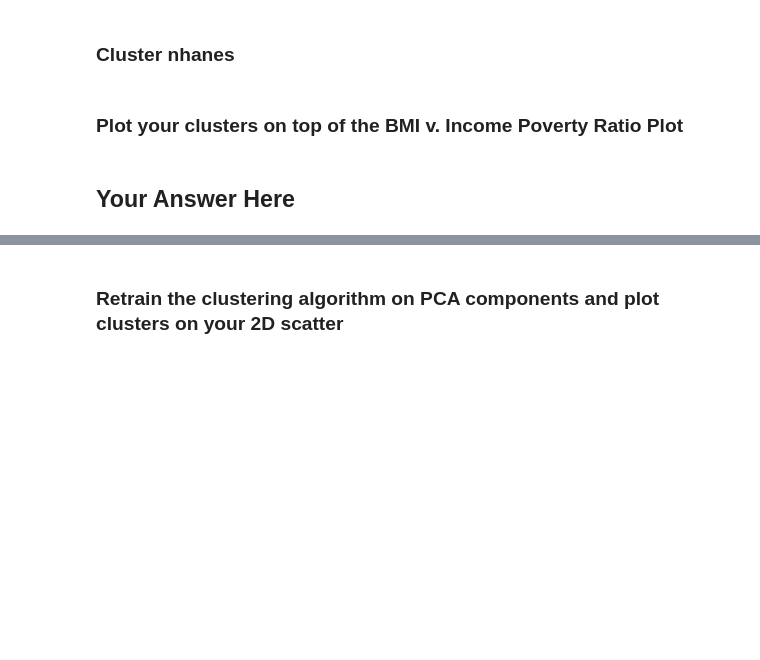
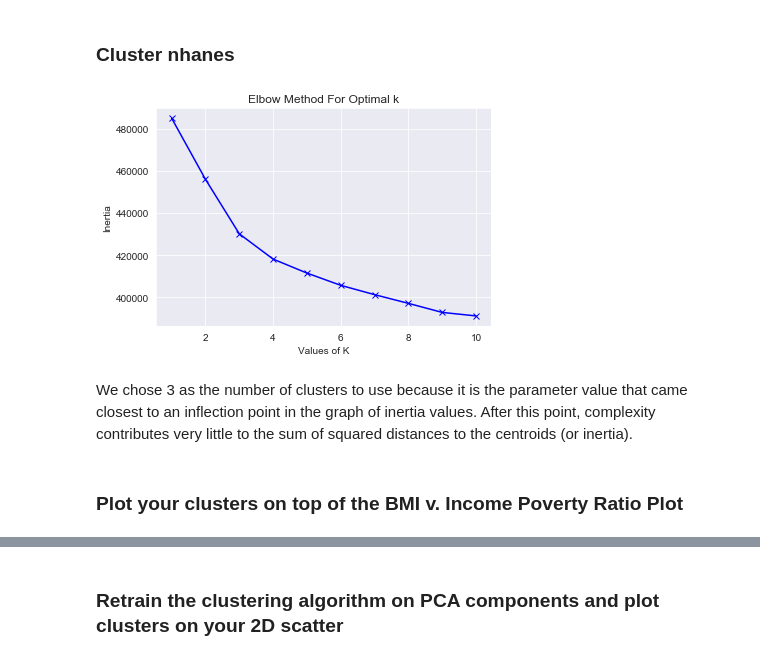
Before and after one commit to vqsierra/CSS_Project4_Team7_Fall2021, a Jupyter notebook: Project 4.ipynb, the cells around one changed output, grey strips where cells are left out. Cells and saved outputs as stored; diff of their text form; code cells hidden in the pictures; blank space fills up the shorter version.

Commit message:
completed section 4 - clusters

```diff
--- a/Project 4.ipynb
+++ b/Project 4.ipynb
@@ -182,0 +191,24 @@ plt.show()
+# %%
+# set the seed
+np.random.seed(10)
+
+# create an elbow method graph to assess inertia value per k (1-10)
+sum_of_squared_distances = []
+K = range(1,11)
+
+# obtain inertia values
+for num_clusters in K :
+    kmeans = KMeans(n_clusters=num_clusters)
+    kmeans.fit(nhanes_scaled)
+    sum_of_squared_distances.append(kmeans.inertia_)
+
+# plot the inertia values for each k
+plt.plot(K,sum_of_squared_distances,'bx-')
+plt.xlabel('Values of K')
+plt.ylabel('Inertia')
+plt.title('Elbow Method For Optimal k')
+plt.show()
+# %% [output]
+[figure, added]
+# %% [markdown]
+We chose 3 as the number of clusters to use because it is the parameter value that came closest to an inflection point in the graph of inertia values. After this point, complexity contributes very little to the sum of squared distances to the centroids (or inertia).
@@ -187,2 +219,0 @@ plt.show()
-# %% [markdown]
-## Your Answer Here
```
Also changed, not shown: parts of 21 cells of this notebook.
